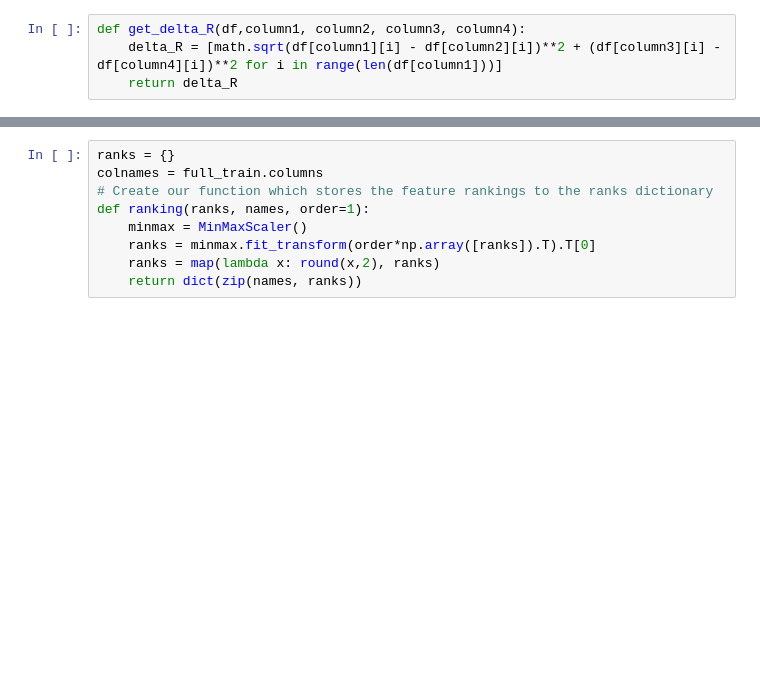
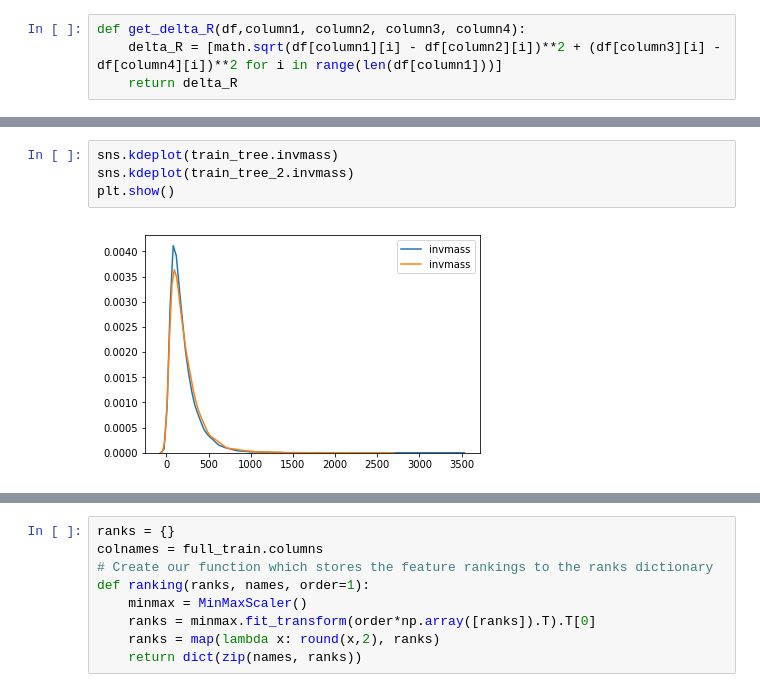
Before and after one commit to kevinyang372/HYU_PH, a Jupyter notebook: Root_explorer.ipynb, the cells around one changed output, grey strips where cells are left out. Cells and saved outputs as stored; diff of their text form; blank space fills up the shorter version.

```diff
--- a/Root_explorer.ipynb
+++ b/Root_explorer.ipynb
@@ -219,3 +253,9 @@ sns.lmplot(x='delta_phi', y='delta_eta', data=train_tree_2, fit_reg=False, scatt
+# %%
+sns.kdeplot(train_tree.invmass)
+sns.kdeplot(train_tree_2.invmass)
+plt.show()
+# %% [output]
+[figure, added]
 # %%
 sns.kdeplot(train_tree.delta_R)
 sns.kdeplot(train_tree_2.delta_R)
```
Also changed, not shown: parts of 27 cells of this notebook.
